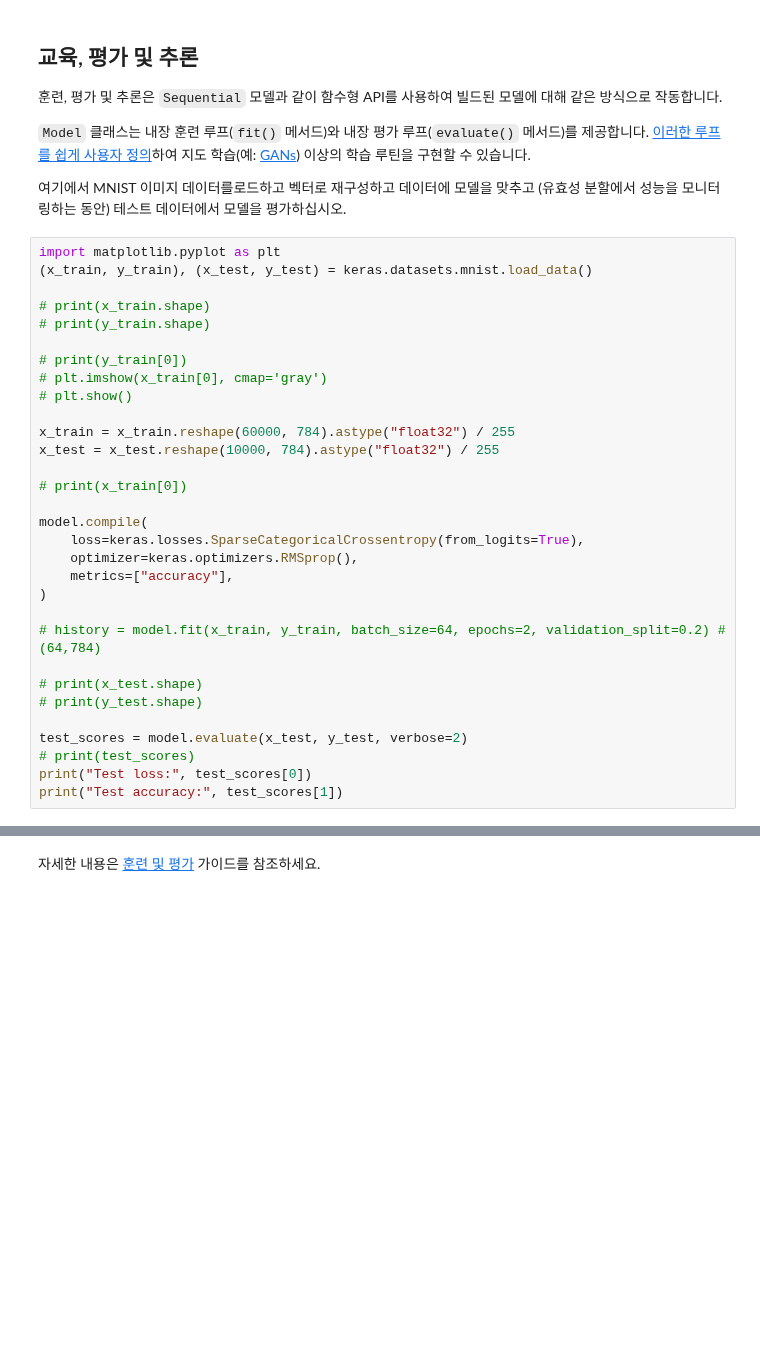
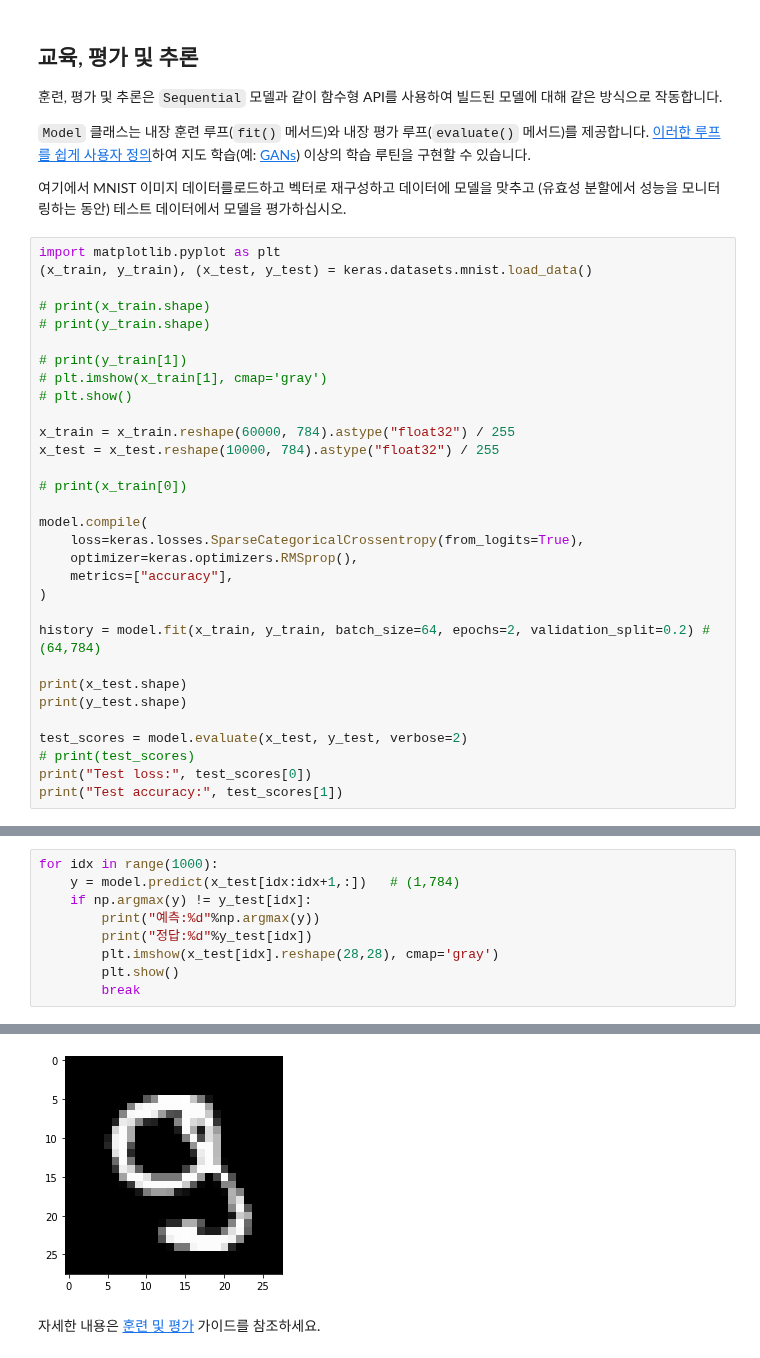
Before and after one commit to imguru-mooc/AI_NLP_ADVANCED, a Jupyter notebook: 소스_1/ch09/keras/2.functional.ipynb, the cells around one changed output, grey strips where cells are left out. Drawn from its saved outputs; the diff is of its cells as text; blank space fills up the shorter version.

```diff
--- a/소스_1/ch09/keras/2.functional.ipynb
+++ b/소스_1/ch09/keras/2.functional.ipynb
@@ -167,8 +204,8 @@ import matplotlib.pyplot as plt
 # print(x_train.shape)
 # print(y_train.shape)
 
-# print(y_train[0])
-# plt.imshow(x_train[0], cmap='gray')
+# print(y_train[1])
+# plt.imshow(x_train[1], cmap='gray')
 # plt.show()
 
 x_train = x_train.reshape(60000, 784).astype("float32") / 255
@@ -182,10 +219,10 @@ model.compile(
     metrics=["accuracy"],
 )
 
-# history = model.fit(x_train, y_train, batch_size=64, epochs=2, validation_split=0.2) # (64,784)
+history = model.fit(x_train, y_train, batch_size=64, epochs=2, validation_split=0.2) # (64,784)
 
-# print(x_test.shape)
-# print(y_test.shape)
+print(x_test.shape)
+print(y_test.shape)
 
 test_scores = model.evaluate(x_test, y_test, verbose=2)
 # print(test_scores)
@@ -197,0 +241,10 @@ Test accuracy: 0.9595999717712402
+# %%
+for idx in range(1000):
+    y = model.predict(x_test[idx:idx+1,:])   # (1,784)
+    if np.argmax(y) != y_test[idx]:
+        print("예측:%d"%np.argmax(y))
+        print("정답:%d"%y_test[idx])
+        plt.imshow(x_test[idx].reshape(28,28), cmap='gray')
+        plt.show()
+        break
+# %% [output]
@@ -198,3 +268,4 @@ Test accuracy: 0.9595999717712402
+[figure, added]
 # %% [markdown]
 자세한 내용은 [훈련 및 평가](https://www.tensorflow.org/guide/keras/train_and_evaluate/) 가이드를 참조하세요.
 # %% [markdown]
```
Also changed, not shown: parts of 28 cells of this notebook, 1 other file.
